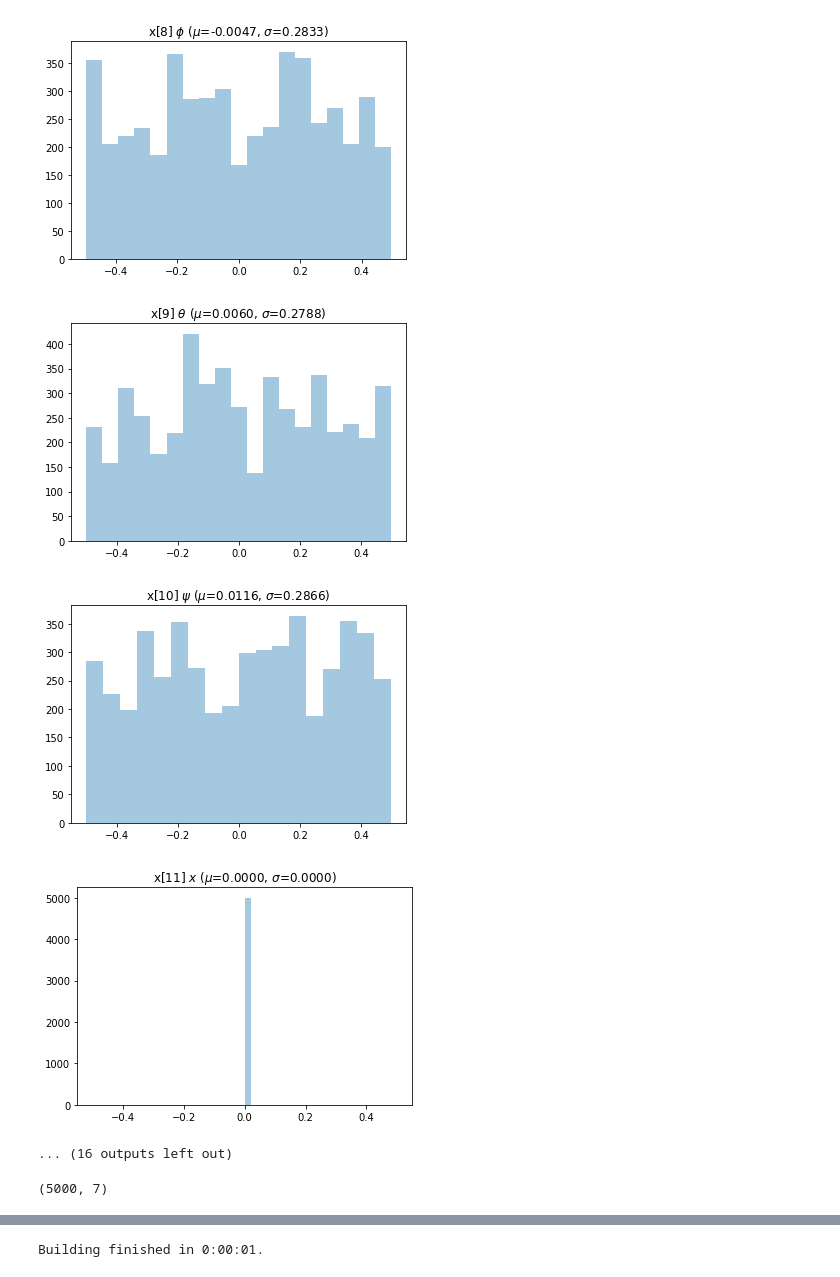
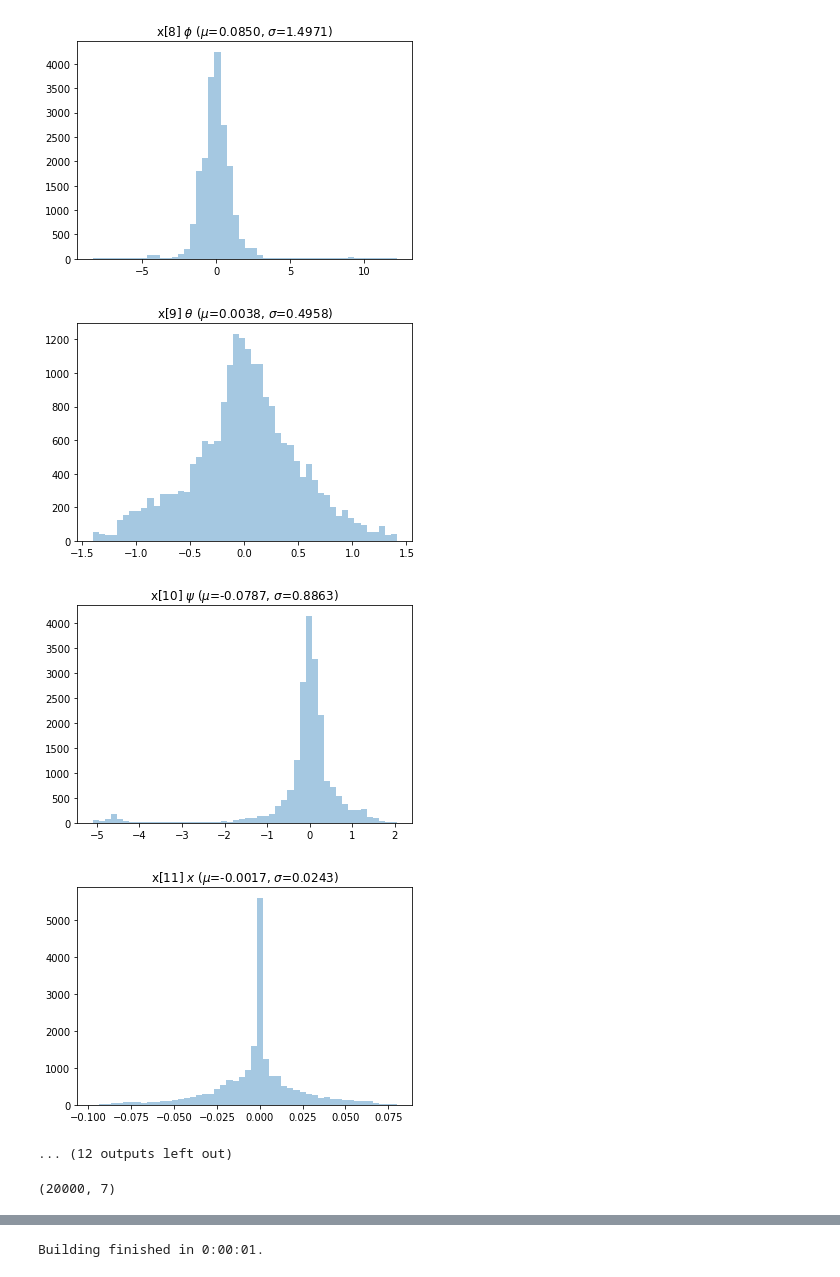
Before and after one commit to tcstewar/nengo_robobee, a Jupyter notebook: Analyze gathered_new.ipynb, the cells around one changed output, grey strips where cells are left out. Cells and saved outputs as stored; diff of their text form; code cells hidden in the pictures.

```diff
--- a/Analyze gathered_new.ipynb
+++ b/Analyze gathered_new.ipynb
@@ -7,7 +7,7 @@ import pandas
 import seaborn
 from nengo_bee import NengoBee
 # %%
-data = pytry.read('gather_pif_update')
+data = pytry.read('gather_pif_update_11_17')
 # %%
 bee = NengoBee()
 
@@ -72,9 +71,9 @@ for i in range(4):
         seaborn.distplot(all_u[:,i], kde=0)
     pylab.title('u[%d] %s ($\mu$=%1.4f, $\sigma$=%1.4f)' % (i, u_names[i], mean_u[i], std_u[i]))
 
-for i in range(4):
-    pylab.figure()
-    if std_u[i] > 0:
-        seaborn.distplot(all_du[:,i], kde=0)
-    pylab.title('$\dot{u}$[%d] %s rate ($\mu$=%1.4f, $\sigma$=%1.4f)' % (i, u_names[i], mean_du[i], std_du[i]))
+# for i in range(4):
+#     pylab.figure()
+#     if std_u[i] > 0:
+#         seaborn.distplot(all_du[:,i], kde=0)
+#     pylab.title('$\dot{u}$[%d] %s rate ($\mu$=%1.4f, $\sigma$=%1.4f)' % (i, u_names[i], mean_du[i], std_du[i]))
 # %% [output]
@@ -89,8 +88,8 @@ for i in range(4):
-[figure, old version]
+[figure, new version]
-[figure, old version]
+[figure, new version]
-[figure, old version]
+[figure, new version]
-[figure, old version]
+[figure, new version]
-... (16 outputs left out)
+... (12 outputs left out)
 # %%
 norm_x = (all_x - mean_x) / std_x
 norm_x_body = (all_x_body - mean_x_body) / std_x_body
@@ -104,12 +103,12 @@ keep_u = [1,3]
 x_vals = norm_x[:,keep_x]
 u_vals = norm_u[:,keep_u]
 
-du_vals = norm_du[:,[0,1,3]]
+# du_vals = norm_du[:,[0,1,3]]
 pts = np.hstack([x_vals, u_vals])
 
 print(np.shape(pts))
 # %% [output]
-(5000, 7)
+(20000, 7)
 # %%
 import nengo
 model = nengo.Network()
```
Also changed, not shown: parts of 5 cells of this notebook, 4 other files.
